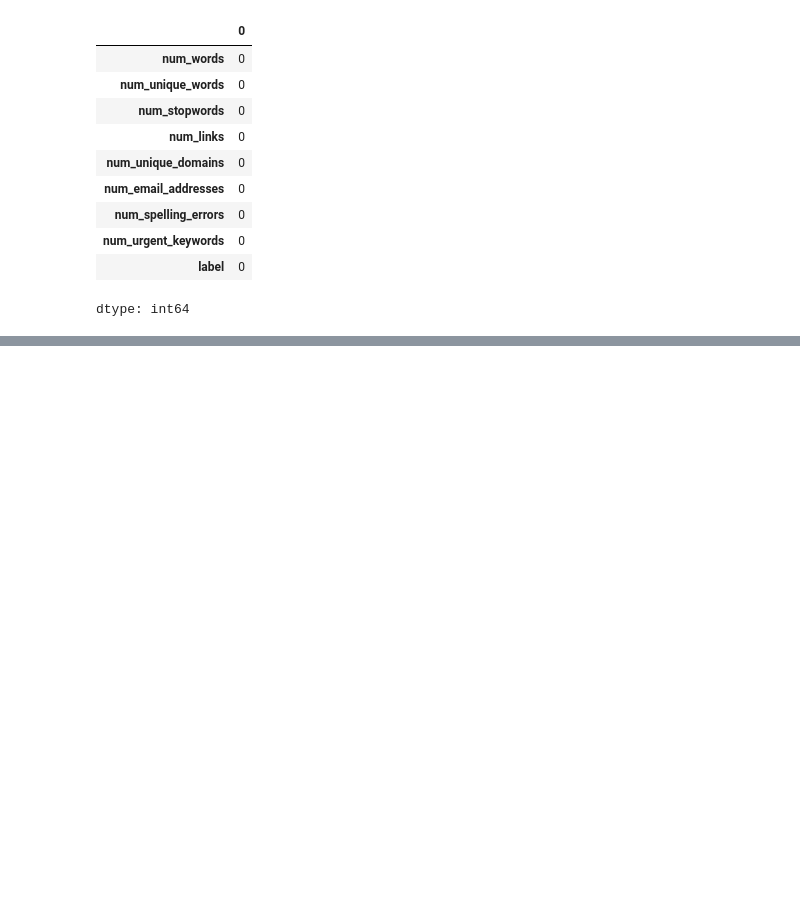
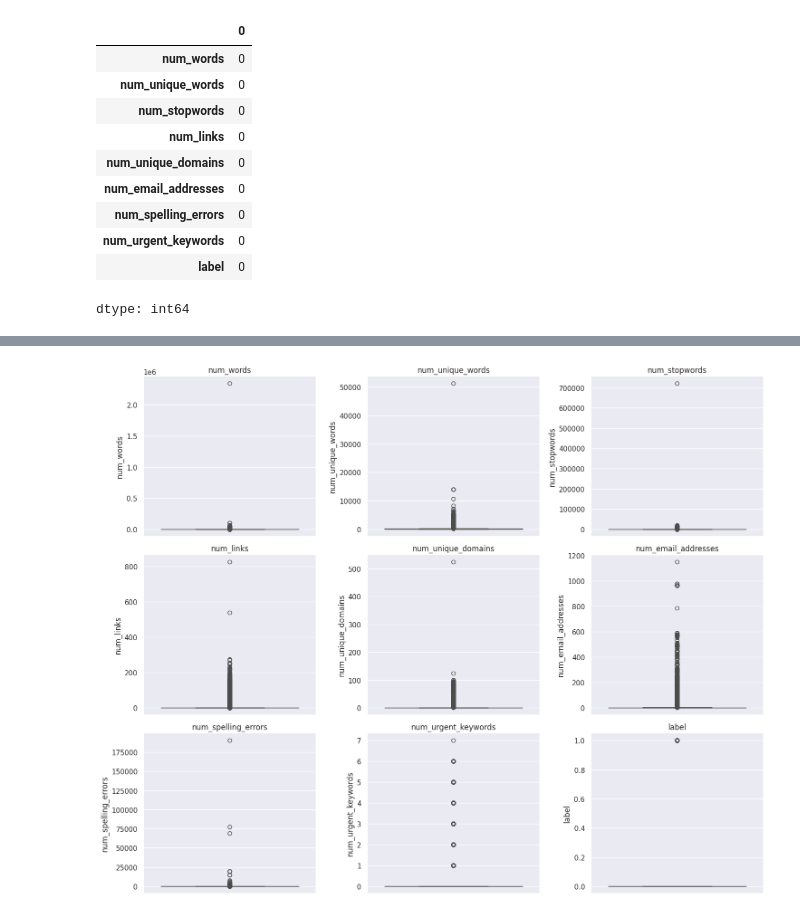
Before and after one commit to duyqphung/ml_final_project, a Jupyter notebook: phung_duy_CECS456_Final.ipynb, the cells around one changed output, grey strips where cells are left out. Cells and saved outputs as stored; diff of their text form; code cells hidden in the pictures; blank space fills up the shorter version.

```diff
--- a/phung_duy_CECS456_Final.ipynb
+++ b/phung_duy_CECS456_Final.ipynb
@@ -95,0 +100,21 @@ df.describe() # check for statistical values
+# %%
+# visualizing columns to find outliers
+numeric_cols = df.select_dtypes(include='number').columns
+
+# deleting la
+
+n = len(numeric_cols)
+cols = 3
+rows = (n + cols - 1) // cols
+
+fig, axes = plt.subplots(rows, cols, figsize=(cols*5, rows*4))
+axes = axes.flatten()
+
+for i, col in enumerate(numeric_cols):
+    sns.boxplot(y=df[col], ax=axes[i])
+    axes[i].set_title(col)
+
+plt.tight_layout()
+plt.show()
+# %% [output]
+[figure, added]
```
Also changed, not shown: parts of 2 cells of this notebook.
